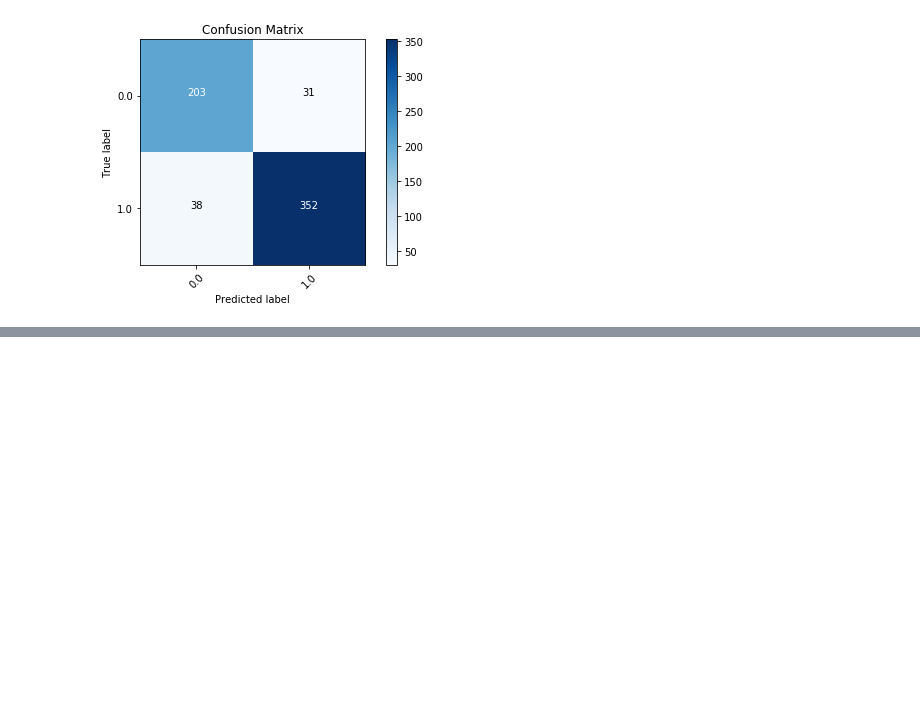
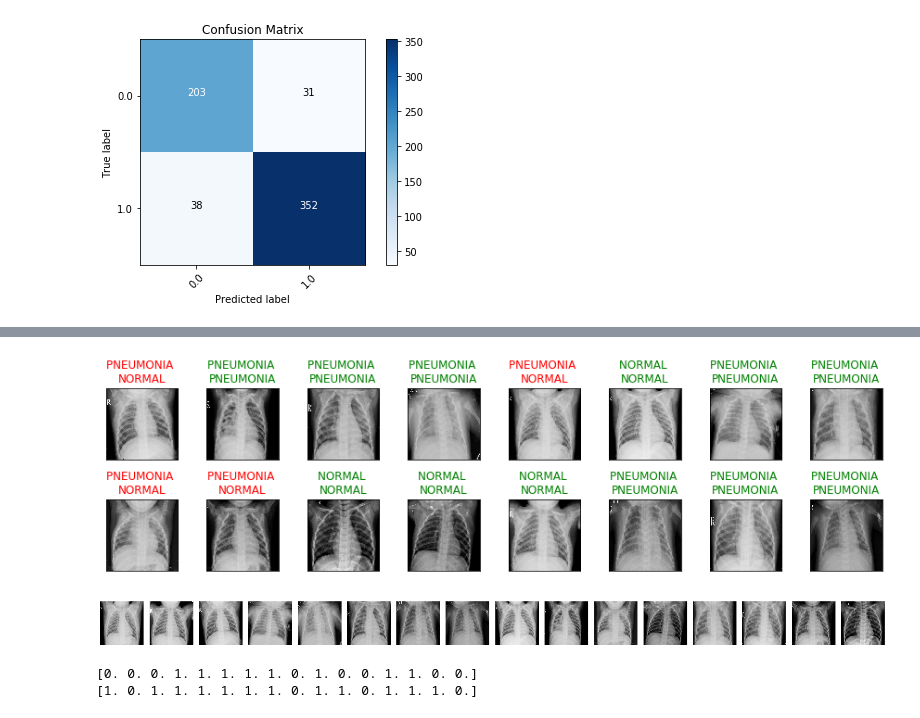
Before and after one commit to GitHub-ccd/pneumonia_detection_CNN_MOD_4, a Jupyter notebook: Pneumonia.ipynb, the cells around one changed output, grey strips where cells are left out. Saved outputs shown, nothing was run; the diff lists cells and outputs as text; code cells hidden in the pictures; blank space fills up the shorter version.

```diff
--- a/Pneumonia.ipynb
+++ b/Pneumonia.ipynb
@@ -441,6 +367,6 @@ model.add(Conv2D(64, kernel_size=3, activation=’relu’, input_shape=(28,28,1)
 
 9. Use model.predict() to generate a prediction.
 # %%
-epochs = 10
-batch_size = 32
+# epochs = 10
+# batch_size = 32
 # %%
@@ -722,0 +632,20 @@ Confusion matrix, without normalization
+# %%
+# get predictions on the test set
+y_hat = model.predict(val_images)
+
+img_labels = ['NORMAL', 'PNEUMONIA']
+# %%
+# Checking from Val data set as to how good our model is predicting
+fig = plt.figure(figsize=(15, 8))
+#fig.tight_layout(hspace=0.2,wspace=0.2)
+plt.subplots_adjust(left=0.125,bottom=0.1,
+                    wspace=0.4, hspace=0.35)
+for i, idx in enumerate(np.random.choice(val_images.shape[0], size=16, replace=False)):
+    ax = fig.add_subplot(4, 8, i + 1, xticks=[], yticks=[])
+    ax.imshow(np.squeeze(val_images[idx]))
+    pred_idx = int(np.round(y_hat[idx]))
+    true_idx = int(np.round(val_labels[idx]))
+    ax.set_title("{} \n{}".format(img_labels[pred_idx], img_labels[true_idx]),
+                 color=("green" if pred_idx == true_idx else "red"))
+# %% [output]
+[figure, added]
@@ -722,0 +661,10 @@ Confusion matrix, without normalization
+# %%
+from itertools import chain
+
+plotImages(val_images)
+print(val_labels)
+print(np.round(list(chain.from_iterable(y_hat))))
+# %% [output]
+[figure, added]
+[0. 0. 0. 1. 1. 1. 1. 1. 0. 1. 0. 0. 1. 1. 0. 0.]
+[1. 0. 1. 1. 1. 1. 1. 1. 0. 1. 1. 0. 1. 1. 1. 0.]
```
Also changed, not shown: parts of 44 cells of this notebook, 1 other file.
